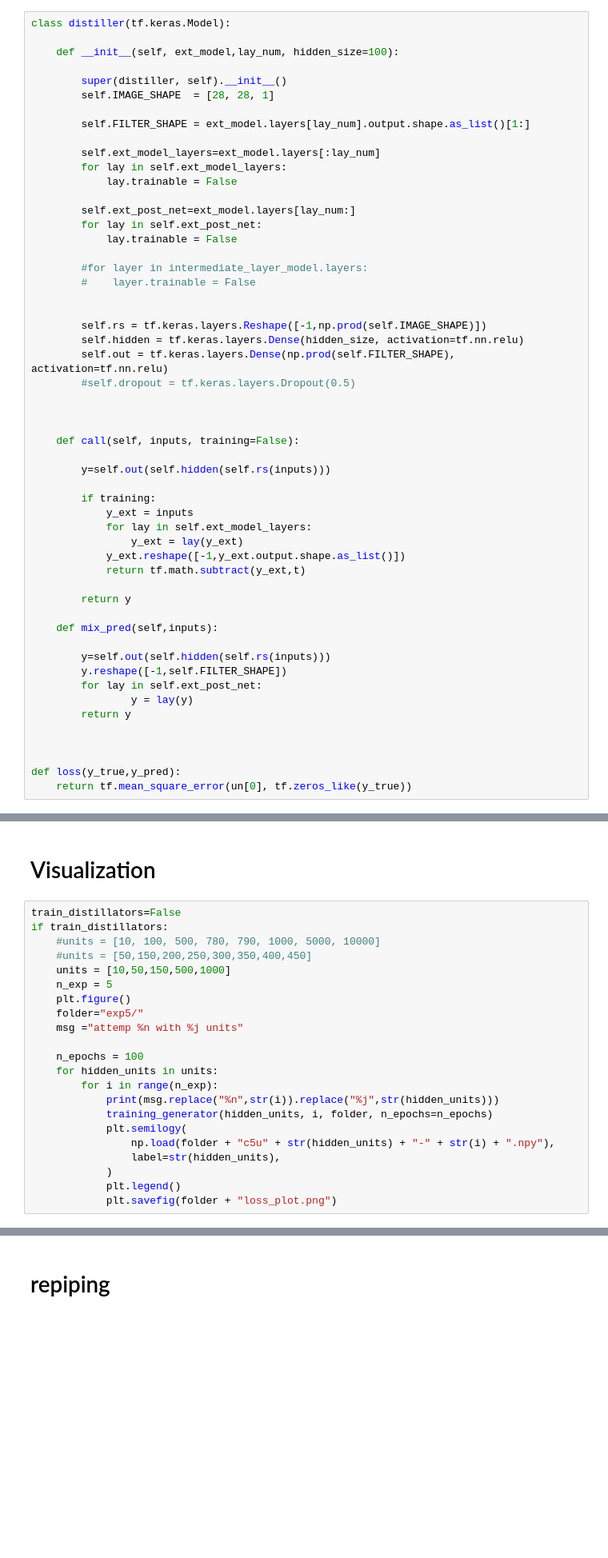
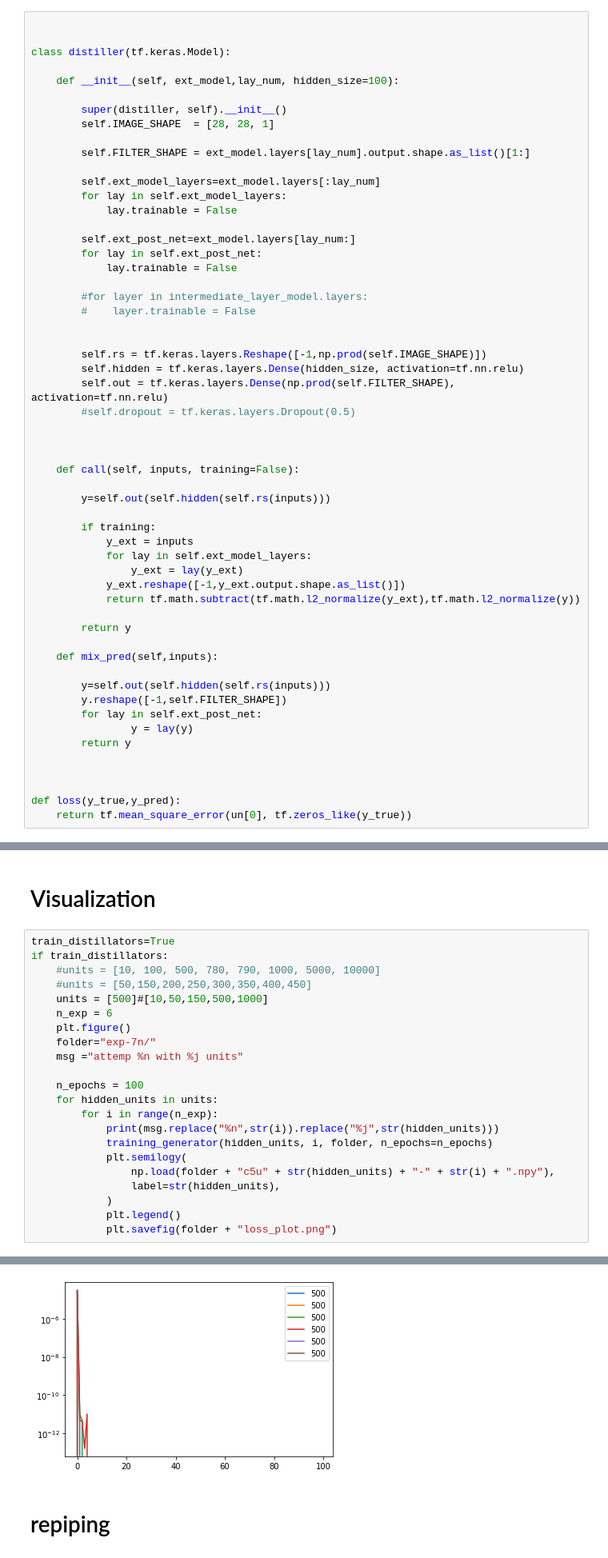
Before and after one commit to jpcosec/CNN_distilation, a Jupyter notebook: Keras_Mnist.ipynb, the cells around one changed output, grey strips where cells are left out. Shown at 80% size. Saved outputs shown, nothing was run; the diff lists cells and outputs as text; blank space fills up the shorter version.

```diff
--- a/Keras_Mnist.ipynb
+++ b/Keras_Mnist.ipynb
@@ -105,6 +105,8 @@ Trainable params: 784,806
 Non-trainable params: 0
 _________________________________________________________________
 # %%
+
+
 class distiller(tf.keras.Model):
 
     def __init__(self, ext_model,lay_num, hidden_size=100):
@@ -142,7 +144,7 @@ class distiller(tf.keras.Model):
             for lay in self.ext_model_layers:
                 y_ext = lay(y_ext)
             y_ext.reshape([-1,y_ext.output.shape.as_list()])
-            return tf.math.subtract(y_ext,t)
+            return tf.math.subtract(tf.math.l2_normalize(y_ext),tf.math.l2_normalize(y))
 
         return y
 
@@ -188,14 +190,14 @@ def training_generator(hidden_units,n_test, folder, n_epochs=100):
 # %% [markdown]
 # Visualization
 # %%
-train_distillators=False
+train_distillators=True
 if train_distillators:
     #units = [10, 100, 500, 780, 790, 1000, 5000, 10000]
     #units = [50,150,200,250,300,350,400,450]
-    units = [10,50,150,500,1000]
-    n_exp = 5
+    units = [500]#[10,50,150,500,1000]
+    n_exp = 6
     plt.figure()
-    folder="exp5/"
+    folder="exp-7n/"
     msg ="attemp %n with %j units"
 
     n_epochs = 100
@@ -209,3 +211,4 @@ if train_distillators:
             )
             plt.legend()
             plt.savefig(folder + "loss_plot.png")
+# %% [output]
@@ -212,3 +221,4 @@ if train_distillators:
+[figure, added]
 # %% [markdown]
 # repiping
 # %%
```
Also changed, not shown: parts of 4 cells of this notebook, 1 other file.
